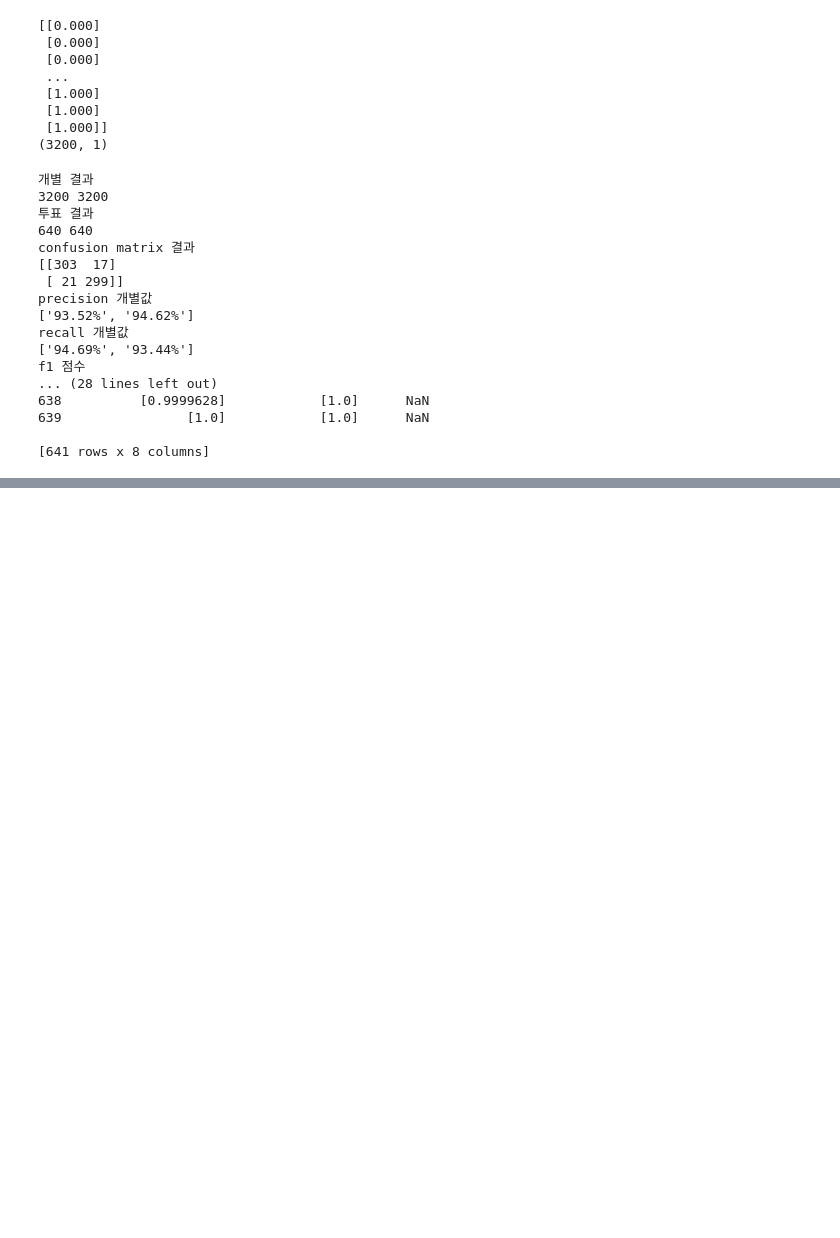
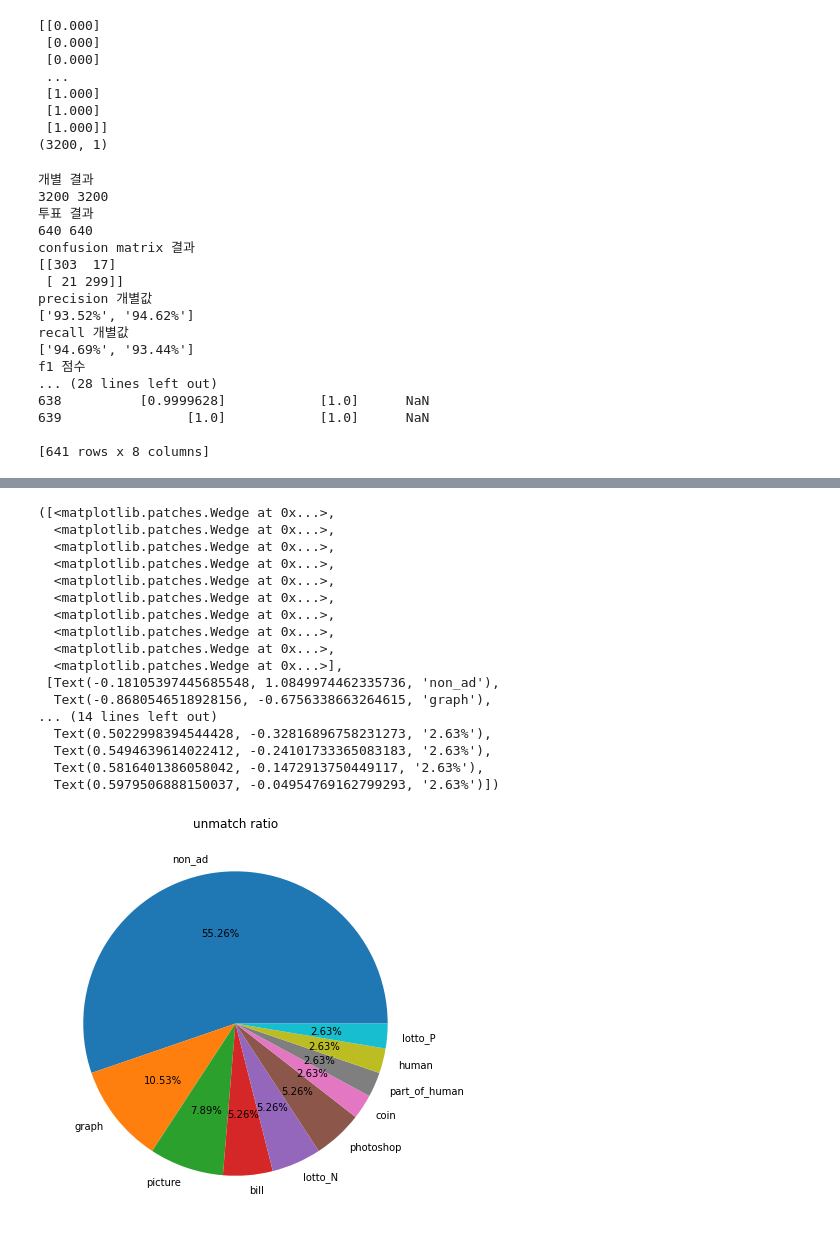
Before and after one commit to Our-First-AI-Project/Backend, a Jupyter notebook: binary_lodead_model_test_batch_size_by_majority.ipynb, the cells around one changed output, grey strips where cells are left out. Drawn from its saved outputs; the diff is of its cells as text; code cells hidden in the pictures; blank space fills up the shorter version.

```diff
--- a/binary_lodead_model_test_batch_size_by_majority.ipynb
+++ b/binary_lodead_model_test_batch_size_by_majority.ipynb
@@ -352,0 +354,3 @@ plt.legend()
+# %%
+data.drop(0, axis=0, inplace=True)
+data.head()
@@ -352,0 +364,3 @@ plt.legend()
+# %%
+data['unmatch'] = data['pred'] - data['y']
+data.head()
@@ -352,0 +480,2 @@ plt.legend()
+# %%
+u = data.loc[data['y'] != data['pred']]
@@ -352,0 +500,3 @@ plt.legend()
+# %%
+cnt = u['category'].value_counts()
+print(cnt)
@@ -352,0 +515,23 @@ plt.legend()
+# %%
+plt.figure(figsize=(7, 7))
+plt.title('unmatch ratio')
+plt.pie(cnt.values, labels=cnt.index, autopct='%.2f%%')
+# %% [output]
+([<matplotlib.patches.Wedge at 0x...>,
+  <matplotlib.patches.Wedge at 0x...>,
+  <matplotlib.patches.Wedge at 0x...>,
+  <matplotlib.patches.Wedge at 0x...>,
+  <matplotlib.patches.Wedge at 0x...>,
+  <matplotlib.patches.Wedge at 0x...>,
+  <matplotlib.patches.Wedge at 0x...>,
+  <matplotlib.patches.Wedge at 0x...>,
+  <matplotlib.patches.Wedge at 0x...>,
+  <matplotlib.patches.Wedge at 0x...>],
+ [Text(-0.18105397445685548, 1.0849974462335736, 'non_ad'),
+  Text(-0.8680546518928156, -0.6756338663264615, 'graph'),
+... (14 lines left out)
+  Text(0.5022998394544428, -0.32816896758231273, '2.63%'),
+  Text(0.5494639614022412, -0.24101733365083183, '2.63%'),
+  Text(0.5816401386058042, -0.1472913750449117, '2.63%'),
+  Text(0.5979506888150037, -0.04954769162799293, '2.63%')])
+[figure, added]
```
Also changed, not shown: parts of 21 cells of this notebook.
